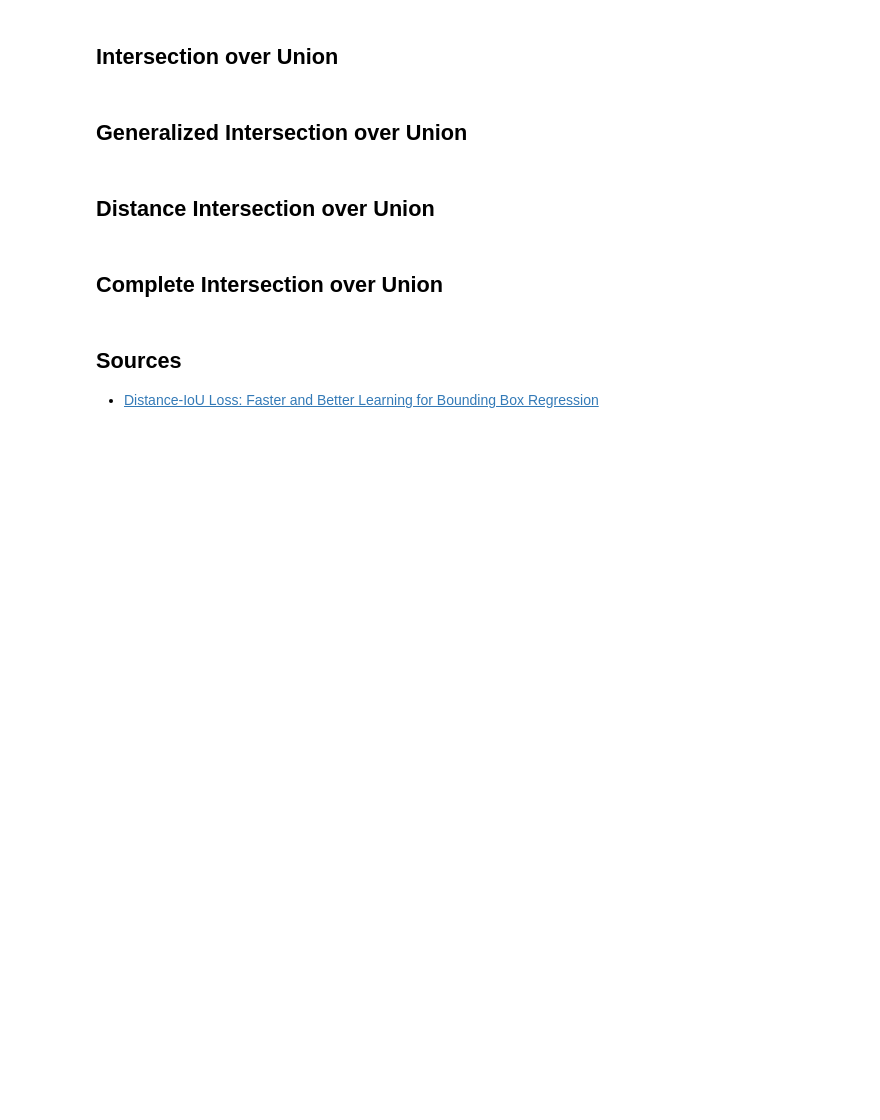
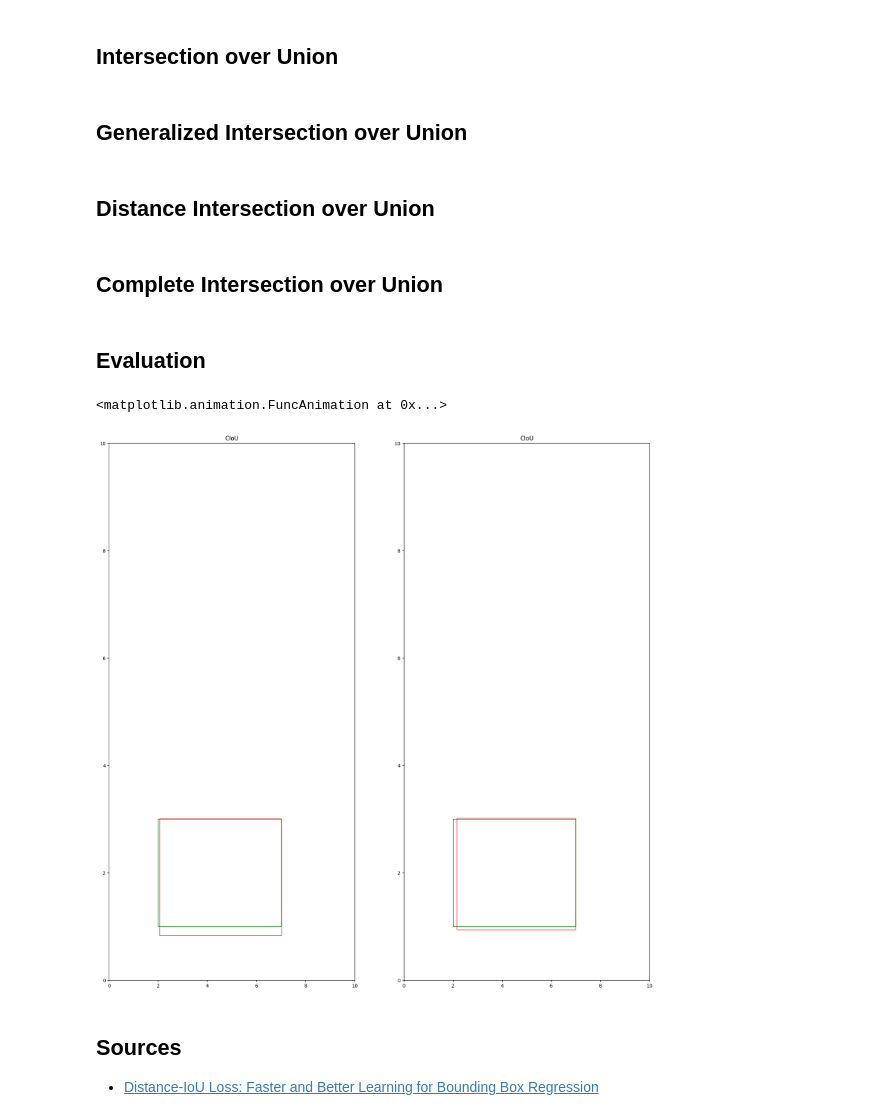
Before and after one commit to ftrier/learning-notes, a Jupyter notebook: learning-notes/obj-detection.ipynb, the cells around one changed output. Saved outputs shown, nothing was run; the diff lists cells and outputs as text; code cells hidden in the pictures; blank space fills up the shorter version.

```diff
--- a/learning-notes/obj-detection.ipynb
+++ b/learning-notes/obj-detection.ipynb
@@ -89,7 +43,7 @@ def intersection(b1, b2):
     yA = max(y1, y2)
     xB = min(x1 + w1, x2 + w2)
     yB = min(y1 + h1, y2 + h2)
-    return  max(0, xB - xA) * max(0, yB - yA)
+    return max(0, xB - xA) * max(0, yB - yA)
 
 
 def union(b1, b2):
@@ -102,13 +56,6 @@ def iou(b1, b2):
     x1, y1, w1, h1 = b1
     x2, y2, w2, h2 = b2
     return intersection(b1, b2) / union(b1, b2)
-
-
-b1 = jnp.array([1, 2, 5, 5], dtype=jnp.float32)
-evaluator.evaluate(b1, iou)
-# %%
-b2 = jnp.array([4, 6, 1, 1], dtype=jnp.float32)
-evaluator.evaluate(b2, iou)
 # %% [markdown]
 ## Generalized Intersection over Union
 # %%
@@ -136,12 +78,17 @@ evaluator.evaluate(b2, giou)
 def distance(b1, b2):
     x1, y1, w1, h1 = b1
     x2, y2, w2, h2 = b2
+    center_b1 = (x1 + w1 / 2, y1 + h1 / 2)
+    center_b2 = (x2 + w2 / 2, y2 + h2 / 2)
+    x1, y1 = center_b1
+    x2, y2 = center_b2
     return jnp.sqrt(jnp.square(x1 - x2) + jnp.square(y1 - y2))
 
 
 def enclosing_box_diagonal(b1, b2):
     x1, y1, w1, h1 = b1
     x2, y2, w2, h2 = b2
+
     xA = min(x1, x2)
     yA = min(y1, y2)
     xB = max(x1 + w1, x2 + w2)
@@ -150,9 +97,5 @@ def enclosing_box_diagonal(b1, b2):
 
 
 def diou(b1, b2):
-    R = jnp.square(distance(b1, b2)) / \
-        jnp.square(enclosing_box_diagonal(b1, b2))
+    R = jnp.square(distance(b1, b2))/jnp.square(enclosing_box_diagonal(b1, b2))
     return iou(b1, b2) - R
-
-
-evaluator.evaluate(b1, diou)
@@ -176,0 +113,2 @@ evaluator.evaluate(b2, ciou)
+# %% [markdown]
+## Evaluation
@@ -177,3 +190,21 @@ evaluator.evaluate(b2, ciou)
+# %%
+metric_fns = [
+    MetricFn(iou, 'IoU'),
+    MetricFn(giou, 'GIoU'),
+    MetricFn(diou, 'DIoU'),
+    MetricFn(ciou, 'CIoU'),
+]
+
+bb = [
+    jnp.array([4, 6, 1, 1], dtype=jnp.float32),
+    jnp.array([1, 2, 5, 5], dtype=jnp.float32),
+    jnp.array([2, 1, 3, 1], dtype=jnp.float32)]
+
+evaluator = Evaluator(bb, jnp.array([2, 1, 5, 2], dtype=jnp.float32), metric_fns)
+evaluator.evaluate()
+# %% [output]
+<matplotlib.animation.FuncAnimation at 0x...>
+[figure, added]
 # %% [markdown]
 ## Sources
 * [Distance-IoU Loss: Faster and Better Learning for Bounding Box Regression](https://arxiv.org/pdf/1911.08287)
```
Also changed, not shown: parts of 8 cells of this notebook.
